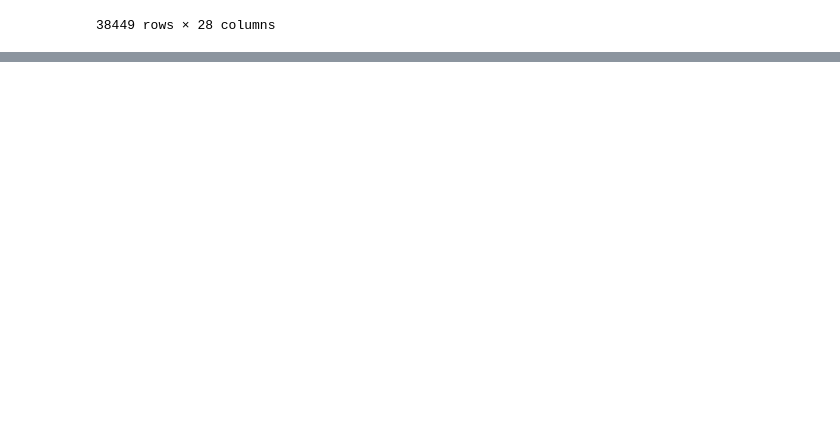
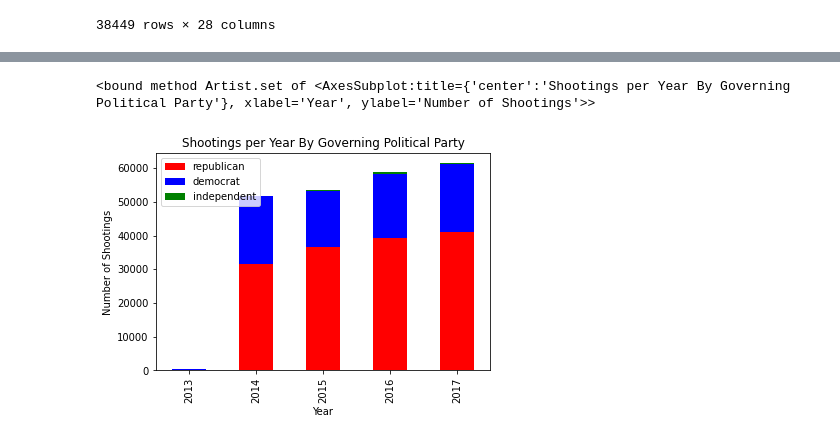
Before and after one commit to nvenkate-cyber/gun_shootings.github.io, a Jupyter notebook: Gun-Violence.ipynb, the cells around one changed output, grey strips where cells are left out. Cells and saved outputs as stored; diff of their text form; code cells hidden in the pictures; blank space fills up the shorter version.

Commit message:
Shootings per Year by Governing Political Party

```diff
--- a/Gun-Violence.ipynb
+++ b/Gun-Violence.ipynb
@@ -22,8 +22,9 @@ df.head(10)
 10 rows × 28 columns
 # %%
 df["date"] = pd.to_datetime(df["date"])
+df_2013_2018 = df.iloc[:-13802]
 df = df.iloc[164474:]
 df = df.iloc[:-13802]
-df
+df_2013_2018.head(10)
 # %% [output]
 |  | incident_id | date | state | city_or_county | address | n_killed | n_injured | incident_url | source_url | ... |
@@ -218,0 +255,66 @@ df_populations.head(10)
+# %%
+republican = [0,0,0,0,0]
+democrat = [0,0,0,0,0]
+independent = [0,0,0,0,0]
+
+for key in dict_state_shootings_per_year:
+    val = dict_state_shootings_per_year[key]
+    i = 0
+    while i < 5:
+        if i == 0:
+            if key == "District of Columbia":
+                democrat[i] = democrat[i] + val[i]
+            elif dict_2013[key] == 'Republican':
+                republican[i] = republican[i] + val[i]
+            elif dict_2013[key] == 'Democrat':
+                democrat[i] = democrat[i] + val[i]
+            elif dict_2013[key] == 'Independent':
+                independent[i] = independent[i] + val[i]
+        elif i == 1:
+            if key == "District of Columbia":
+                democrat[i] = democrat[i] + val[i]
+            elif dict_2014[key] == 'Republican':
+                republican[i] = republican[i] + val[i]
+            elif dict_2014[key] == 'Democrat':
+                democrat[i] = democrat[i] + val[i]
+            elif dict_2014[key] == 'Independent':
+                independent[i] = independent[i] + val[i]
+        elif i == 2:
+            if key == "District of Columbia":
+                democrat[i] = democrat[i] + val[i]
+            elif dict_2015[key] == 'Republican':
+                republican[i] = republican[i] + val[i]
+            elif dict_2015[key] == 'Democrat':
+                democrat[i] = democrat[i] + val[i]
+            elif dict_2015[key] == 'Independent':
+                independent[i] = independent[i] + val[i]
+        elif i == 3:
+            if key == "District of Columbia":
+                democrat[i] = democrat[i] + val[i]
+            elif dict_2016[key] == 'Republican':
+                republican[i] = republican[i] + val[i]
+            elif dict_2016[key] == 'Democrat':
+                democrat[i] = democrat[i] + val[i]
+            elif dict_2016[key] == 'Independent':
+                independent[i] = independent[i] + val[i]
+        elif i == 4:
+            if key == "District of Columbia":
+                democrat[i] = democrat[i] + val[i]
+            elif dict_2017[key] == 'Republican':
+                republican[i] = republican[i] + val[i]
+            elif dict_2017[key] == 'Democrat':
+                democrat[i] = democrat[i] + val[i]
+            elif dict_2017[key] == 'Independent':
+                independent[i] = independent[i] + val[i]
+        i+=1
+
+index = ['2013', '2014', '2015', '2016', '2017']
+df_year_party = pd.DataFrame({'republican': republican, 'democrat': democrat, 'independent':independent}, index=index)
+ax = df_year_party.plot.bar(stacked=True, color={"republican":"red", "democrat":"blue", "independent":"green"}, title="Shootings per Year By Governing Political Party")
+plt.legend(loc='upper left')
+ax.set_xlabel("Year")
+ax.set_ylabel("Number of Shootings")
+ax.set
+# %% [output]
+<bound method Artist.set of <AxesSubplot:title={'center':'Shootings per Year By Governing Political Party'}, xlabel='Year', ylabel='Number of Shootings'>>
+[figure, added]
```
Also changed, not shown: parts of 4 cells of this notebook, 1 other file.
